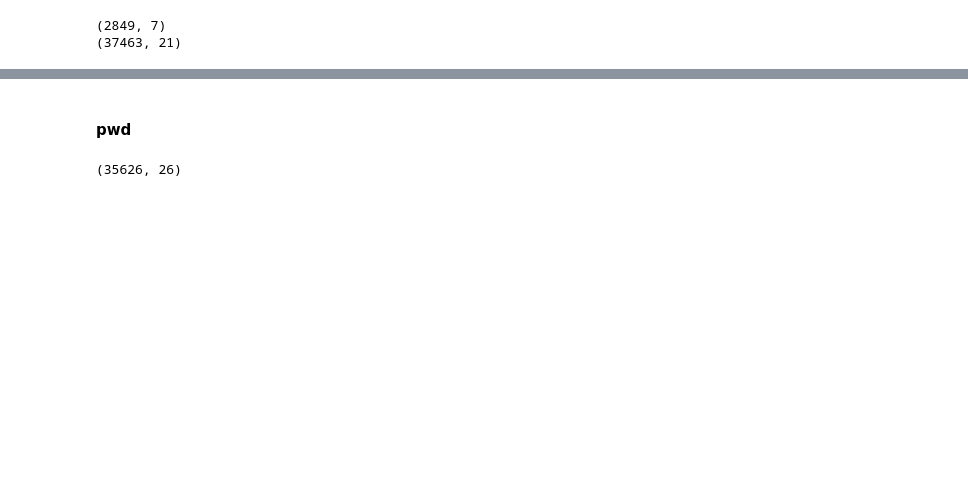
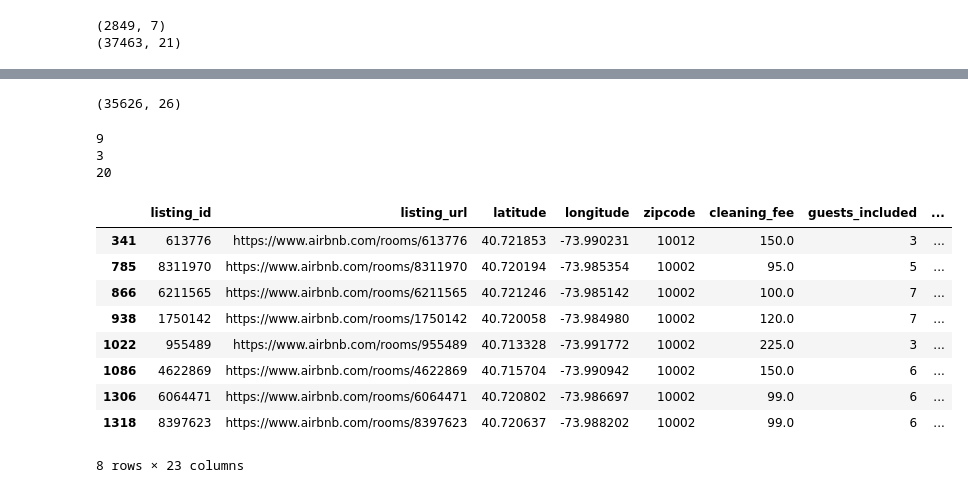
Before and after one commit to AndrewJeong89/airbnb_hackathon, a Jupyter notebook: airbnb_hackathon.ipynb, the cells around one changed output, grey strips where cells are left out. Saved outputs shown, nothing was run; the diff lists cells and outputs as text; code cells hidden in the pictures; blank space fills up the shorter version.

Commit message:
airbnb hackathon

```diff
--- a/airbnb_hackathon.ipynb
+++ b/airbnb_hackathon.ipynb
@@ -443,6 +452,7 @@ nhood_price16 = neighborhood_price(data_2016)
 (2849, 7)
 (37463, 21)
 # %%
-month = int(raw_input('enter month'))
-bedrooms = int(raw_input('enter bedrooms'))
+month = int(raw_input('enter month: '))
+bedrooms = int(raw_input('enter bedrooms: '))
+neighborhood = int(raw_input('enter neighborhood: '))
 # %% [output]
@@ -473,5 +465,3 @@ nhood_price16[(nhood_price16['month']==month) & (nhood_price16['bedrooms']==bedr
-# %% [markdown]
-#### pwd
 # %%
 def listings_merge(df1,df2,listings_path):
     '''
@@ -490,6 +480,14 @@ def listings_merge(df1,df2,listings_path):
 
     listingdf.rename(columns = {'id':'listing_id'},inplace = True)
     listing_agg = pd.merge(listingdf,df3,on=['listing_id','zipcode'])
+    final_cols = ['listing_id','listing_url','latitude','longitude','zipcode','cleaning_fee','guests_included','instant_bookable',\
+              'host_is_superhost','avg_price','neighborhood','sub_area','area','number_of_reviews','review_scores_rating',\
+              'num_comp','month','bedrooms','max_price','min_price','median_price','mean_price']
+    listing_agg = listing_agg.loc[:,final_cols]
+#     listing_agg[(listing_agg['month']==month) &(listing_agg['bedrooms']==bedrooms) ]
+    neighborhood_key = pd.read_json('../airbnb_hackathon/neighborhood_value.json')
+    listing_agg = pd.merge(listing_agg,neighborhood_key,on='neighborhood')
+    listing_agg.to_csv('listings_agg.csv')
     return listing_agg
 path = '/Users/amishdalal/DSI-NYC-2/projects/projects-capstone/AirBnB/listings.csv'
 listing_agg = listings_merge(data_2016,nhood_price16,path)
@@ -511,0 +512,22 @@ listing_agg = listings_merge(data_2016,nhood_price16,path)
+# %%
+print month
+print bedrooms
+print neighborhood
+# %% [output]
+9
+3
+20
+# %%
+
+listing_agg[(listing_agg['month']==month) & (listing_agg['bedrooms']==bedrooms)  &(listing_agg['neighborhood2']==34)]
+# %% [output]
+|  | listing_id | listing_url | latitude | longitude | zipcode | cleaning_fee | guests_included | ... |
+| 341 | 613776 | https://www.airbnb.com/rooms/613776 | 40.721853 | -73.990231 | 10012 | 150.0 | 3 | ... |
+| 785 | 8311970 | https://www.airbnb.com/rooms/8311970 | 40.720194 | -73.985354 | 10002 | 95.0 | 5 | ... |
+| 866 | 6211565 | https://www.airbnb.com/rooms/6211565 | 40.721246 | -73.985142 | 10002 | 100.0 | 7 | ... |
+| 938 | 1750142 | https://www.airbnb.com/rooms/1750142 | 40.720058 | -73.984980 | 10002 | 120.0 | 7 | ... |
+| 1022 | 955489 | https://www.airbnb.com/rooms/955489 | 40.713328 | -73.991772 | 10002 | 225.0 | 3 | ... |
+| 1086 | 4622869 | https://www.airbnb.com/rooms/4622869 | 40.715704 | -73.990942 | 10002 | 150.0 | 6 | ... |
+| 1306 | 6064471 | https://www.airbnb.com/rooms/6064471 | 40.720802 | -73.986697 | 10002 | 99.0 | 6 | ... |
+| 1318 | 8397623 | https://www.airbnb.com/rooms/8397623 | 40.720637 | -73.988202 | 10002 | 99.0 | 6 | ... |
+8 rows × 23 columns
```
Also changed, not shown: parts of 5 cells of this notebook, 5 other files.
